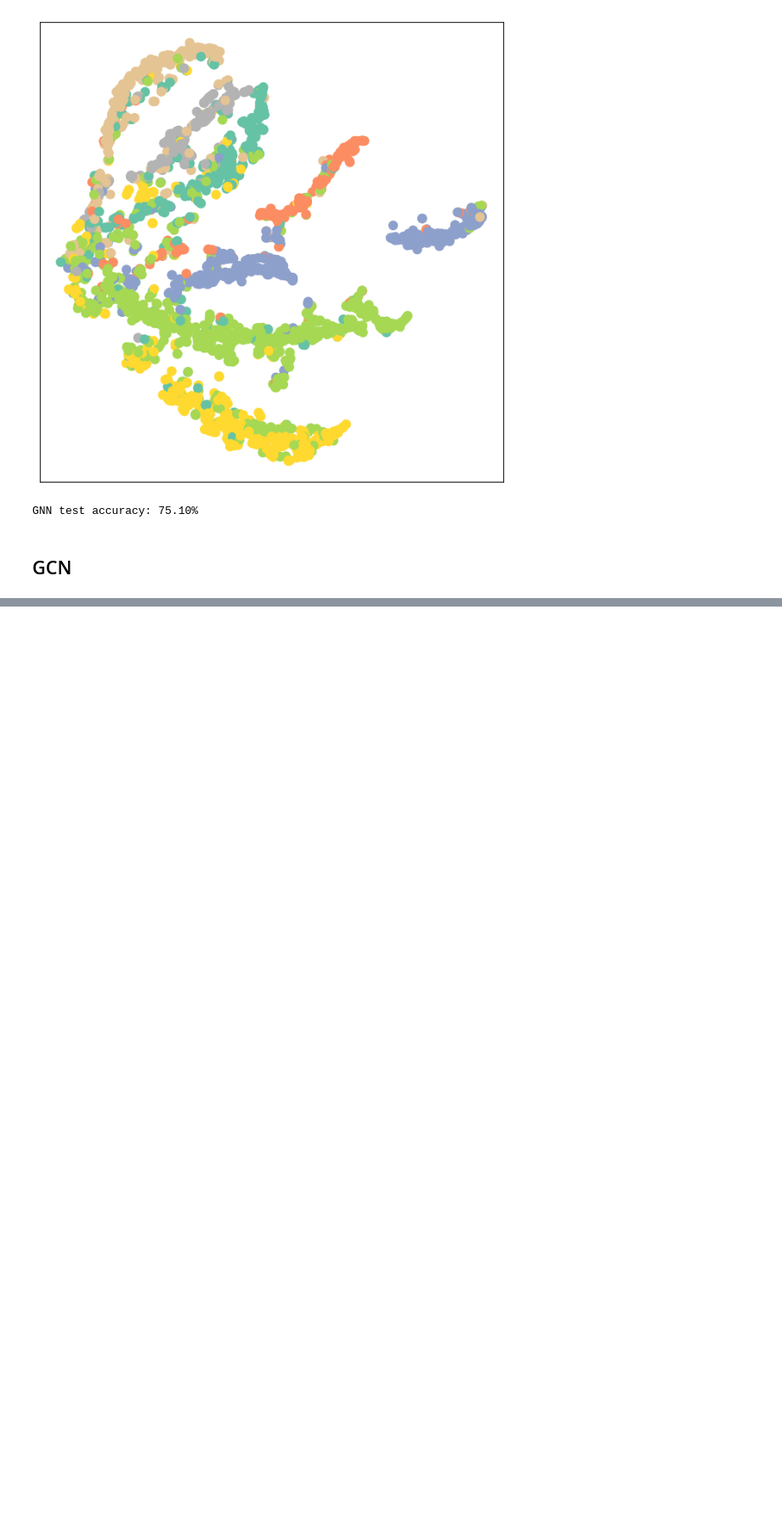
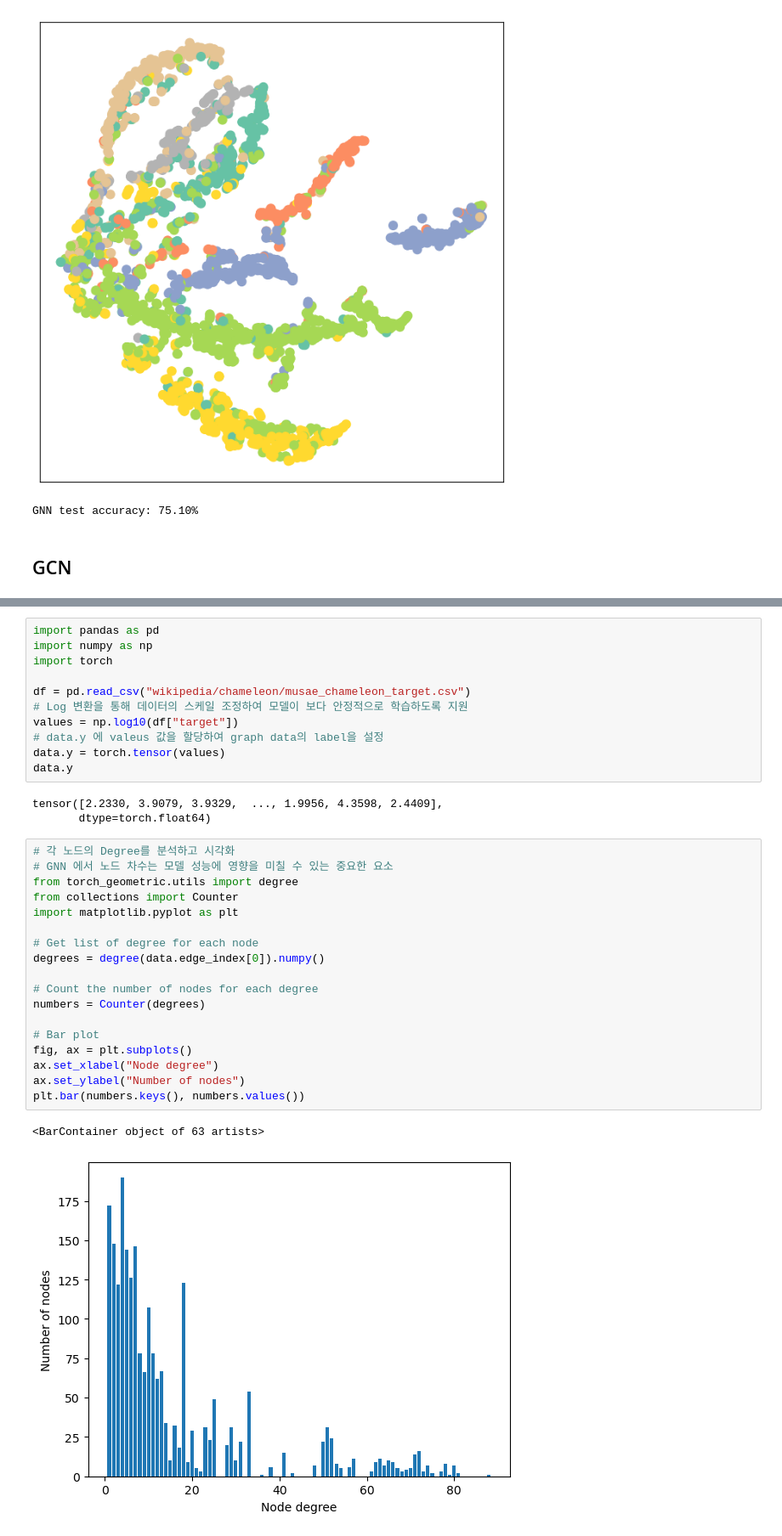
Before and after one commit to DeokhyeonYoon/GNN_Tutorial, a Jupyter notebook: Step5_GNN_방법론.ipynb, the cells around one changed output, grey strips where cells are left out. Shown at 85% size. Saved outputs shown, nothing was run; the diff lists cells and outputs as text; blank space fills up the shorter version.

```diff
--- a/Step5_GNN_방법론.ipynb
+++ b/Step5_GNN_방법론.ipynb
@@ -266,0 +333,35 @@ GNN test accuracy: 75.10%
+# %%
+import pandas as pd
+import numpy as np
+import torch
+
+df = pd.read_csv("wikipedia/chameleon/musae_chameleon_target.csv")
+# Log 변환을 통해 데이터의 스케일 조정하여 모델이 보다 안정적으로 학습하도록 지원
+values = np.log10(df["target"])
+# data.y 에 valeus 값을 할당하여 graph data의 label을 설정
+data.y = torch.tensor(values)
+data.y
+# %% [output]
+tensor([2.2330, 3.9079, 3.9329,  ..., 1.9956, 4.3598, 2.4409],
+       dtype=torch.float64)
+# %%
+# 각 노드의 Degree를 분석하고 시각화
+# GNN 에서 노드 차수는 모델 성능에 영향을 미칠 수 있는 중요한 요소
+from torch_geometric.utils import degree
+from collections import Counter
+import matplotlib.pyplot as plt
+
+# Get list of degree for each node
+degrees = degree(data.edge_index[0]).numpy()
+
+# Count the number of nodes for each degree
+numbers = Counter(degrees)
+
+# Bar plot
+fig, ax = plt.subplots()
+ax.set_xlabel("Node degree")
+ax.set_ylabel("Number of nodes")
+plt.bar(numbers.keys(), numbers.values())
+# %% [output]
+<BarContainer object of 63 artists>
+[figure, added]
```
Also changed, not shown: parts of 6 cells of this notebook, 1 other file.
